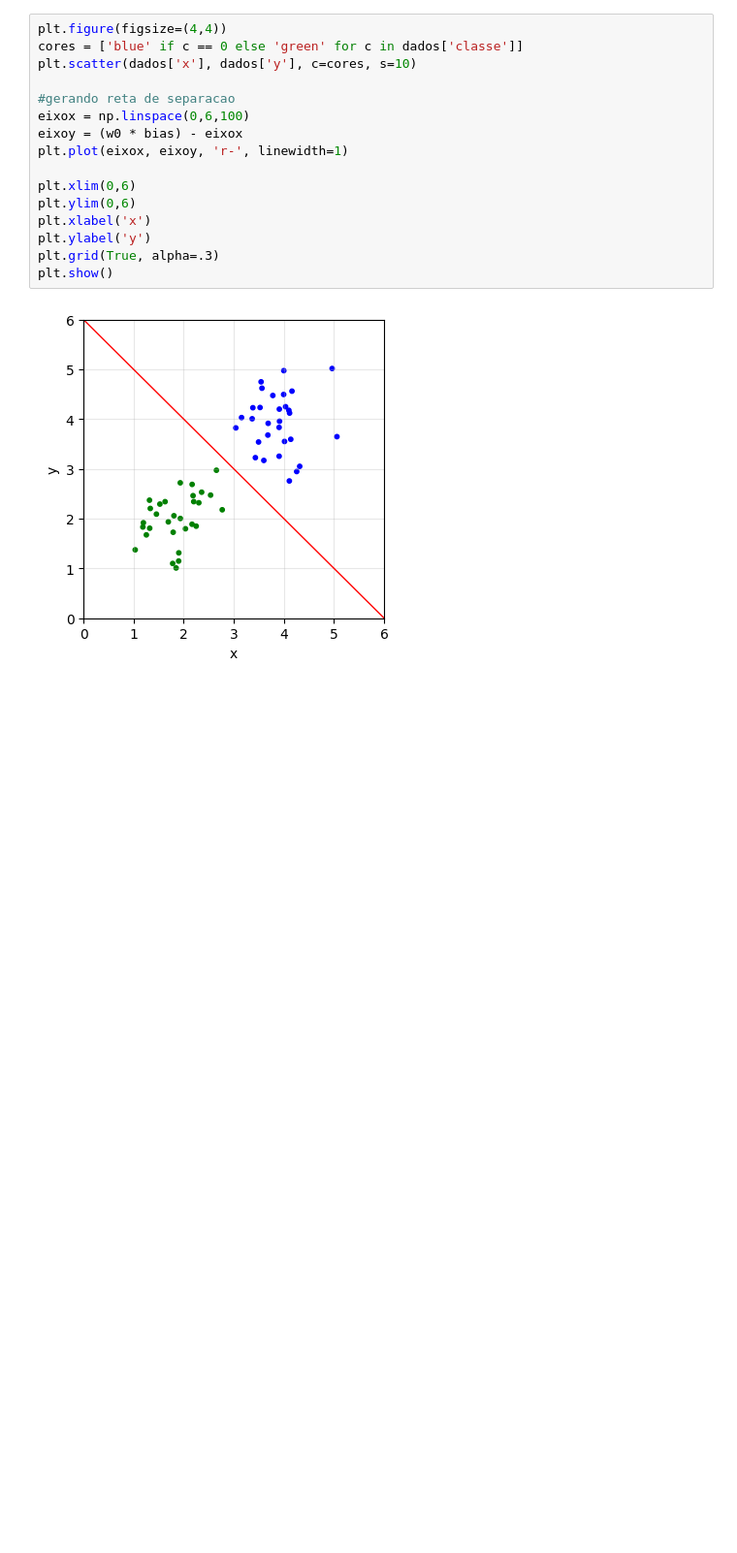
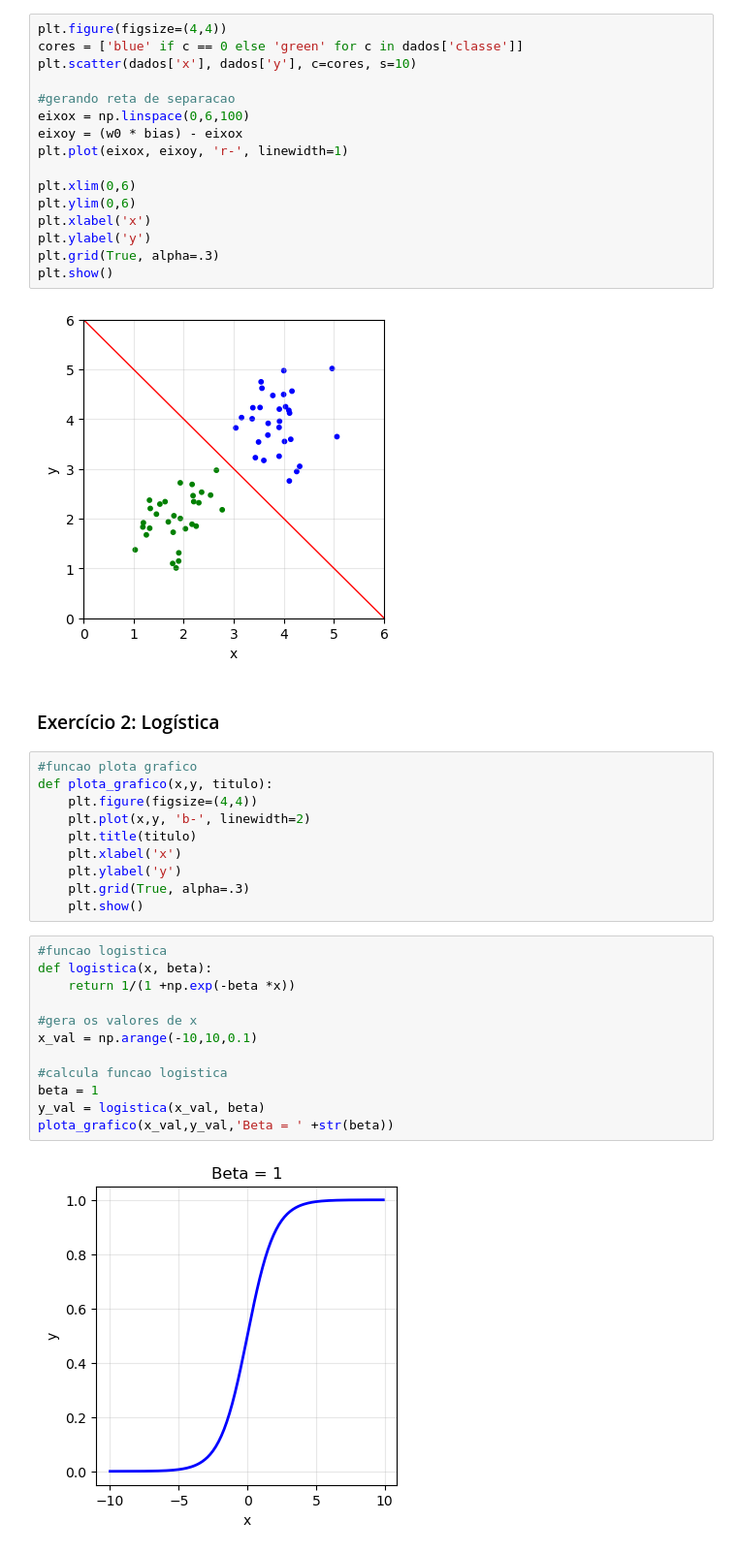
Before and after one commit to eulergomees/neural_networks, a Jupyter notebook: neuronio_simples.ipynb, the cells around one changed output. Shown at 97% size. Drawn from its saved outputs; the diff is of its cells as text; blank space fills up the shorter version.

```diff
--- a/neuronio_simples.ipynb
+++ b/neuronio_simples.ipynb
@@ -91,3 +91,29 @@ plt.grid(True, alpha=.3)
 plt.show()
 # %% [output]
 [figure]
+# %% [markdown]
+### Exercício 2: Logística
+# %%
+#funcao plota grafico
+def plota_grafico(x,y, titulo):
+    plt.figure(figsize=(4,4))
+    plt.plot(x,y, 'b-', linewidth=2)
+    plt.title(titulo)
+    plt.xlabel('x')
+    plt.ylabel('y')
+    plt.grid(True, alpha=.3)
+    plt.show()
+# %%
+#funcao logistica
+def logistica(x, beta):
+    return 1/(1 +np.exp(-beta *x))
+
+#gera os valores de x
+x_val = np.arange(-10,10,0.1)
+
+#calcula funcao logistica
+beta = 1
+y_val = logistica(x_val, beta)
+plota_grafico(x_val,y_val,'Beta = ' +str(beta))
+# %% [output]
+[figure, added]
```
Also changed, not shown: parts of 7 cells of this notebook.
